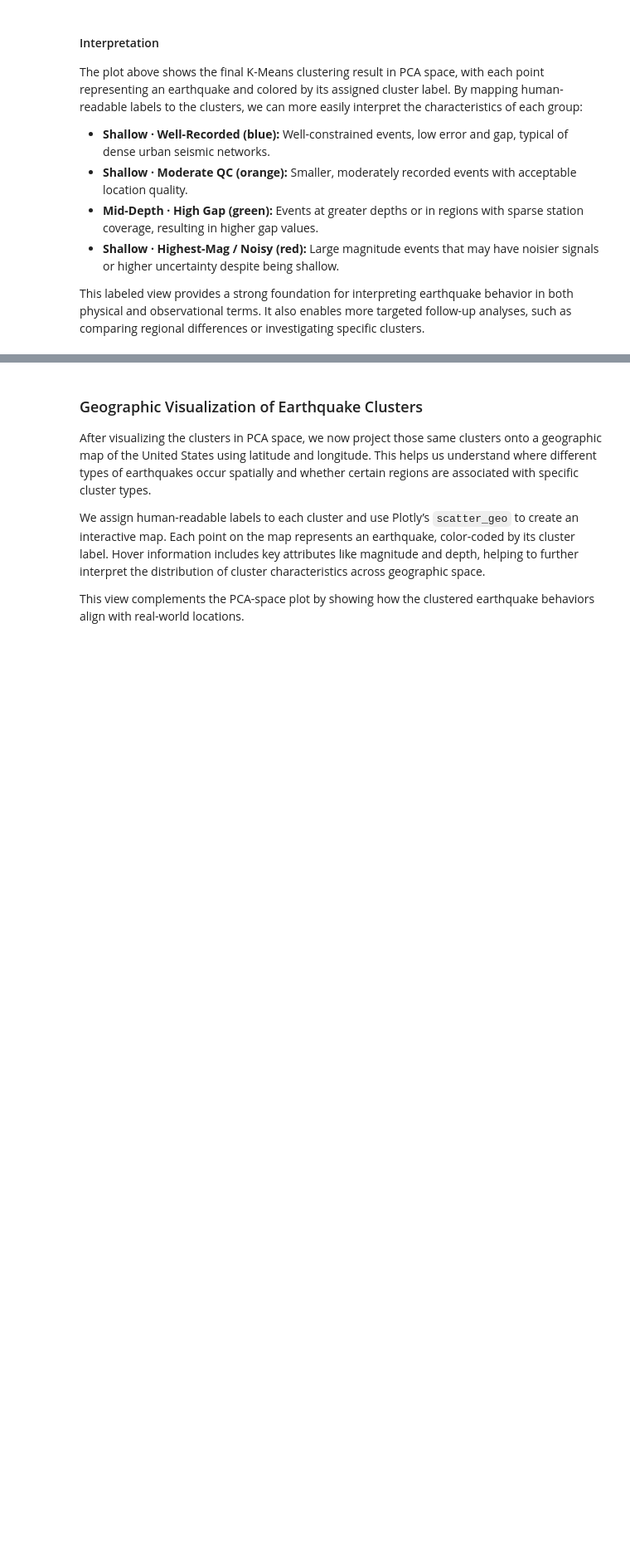
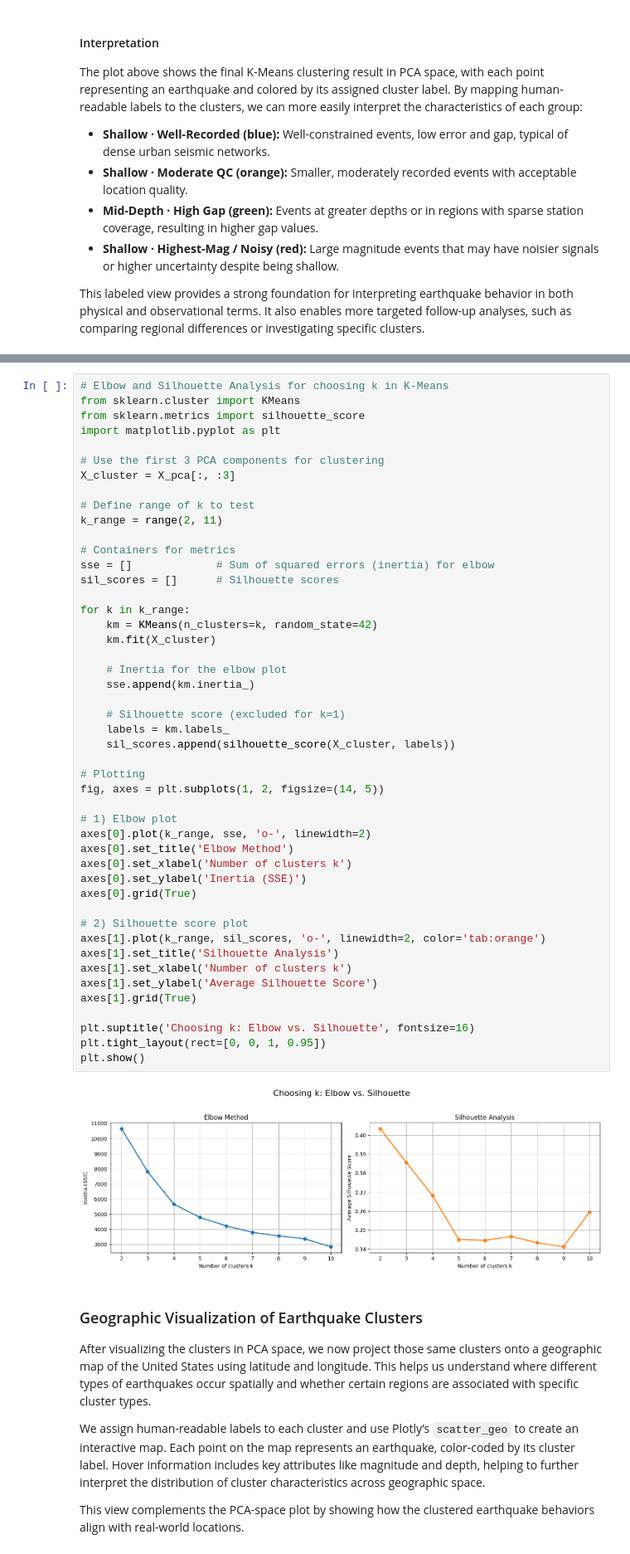
Before and after one commit to ritesh3280/CMSC320_Final_Project, a Jupyter notebook: final_latest.ipynb, the cells around one changed output, grey strips where cells are left out. Shown at 83% size. Drawn from its saved outputs; the diff is of its cells as text; blank space fills up the shorter version.

```diff
--- a/final_latest.ipynb
+++ b/final_latest.ipynb
@@ -847,3 +857,52 @@ This labeled view provides a strong foundation for interpreting earthquake behav
+# %%
+# Elbow and Silhouette Analysis for choosing k in K-Means
+from sklearn.cluster import KMeans
+from sklearn.metrics import silhouette_score
+import matplotlib.pyplot as plt
+
+# Use the first 3 PCA components for clustering
+X_cluster = X_pca[:, :3]
+
+# Define range of k to test
+k_range = range(2, 11)
+
+# Containers for metrics
+sse = []             # Sum of squared errors (inertia) for elbow
+sil_scores = []      # Silhouette scores
+
+for k in k_range:
+    km = KMeans(n_clusters=k, random_state=42)
+    km.fit(X_cluster)
+
+    # Inertia for the elbow plot
+    sse.append(km.inertia_)
+
+    # Silhouette score (excluded for k=1)
+    labels = km.labels_
+    sil_scores.append(silhouette_score(X_cluster, labels))
+
+# Plotting
+fig, axes = plt.subplots(1, 2, figsize=(14, 5))
+
+# 1) Elbow plot
+axes[0].plot(k_range, sse, 'o-', linewidth=2)
+axes[0].set_title('Elbow Method')
+axes[0].set_xlabel('Number of clusters k')
+axes[0].set_ylabel('Inertia (SSE)')
+axes[0].grid(True)
+
+# 2) Silhouette score plot
+axes[1].plot(k_range, sil_scores, 'o-', linewidth=2, color='tab:orange')
+axes[1].set_title('Silhouette Analysis')
+axes[1].set_xlabel('Number of clusters k')
+axes[1].set_ylabel('Average Silhouette Score')
+axes[1].grid(True)
+
+plt.suptitle('Choosing k: Elbow vs. Silhouette', fontsize=16)
+plt.tight_layout(rect=[0, 0, 1, 0.95])
+plt.show()
+# %% [output]
+[figure, added]
 # %% [markdown]
 ### Geographic Visualization of Earthquake Clusters
 
```
Also changed, not shown: parts of 6 cells of this notebook.
